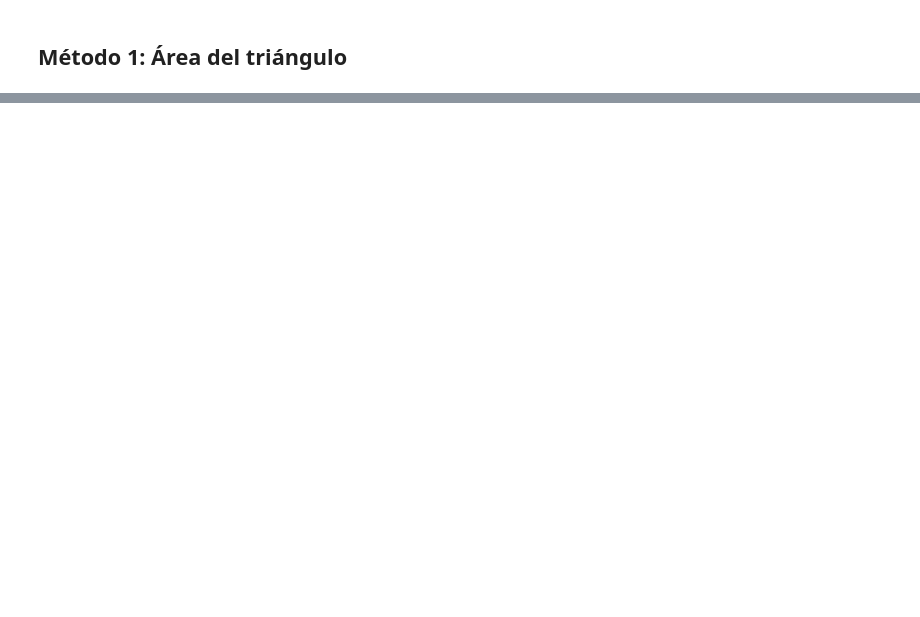
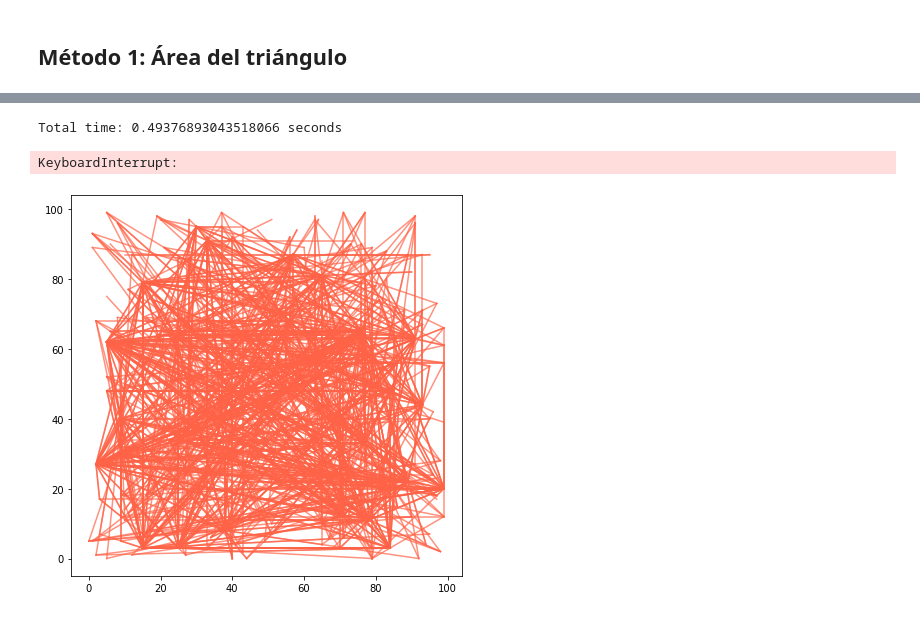
Before and after one commit to DavidGarciaFer/blog-code, a Jupyter notebook: Colinear-Points/Colinear-Points.ipynb, the cells around one changed output, grey strips where cells are left out. Saved outputs shown, nothing was run; the diff lists cells and outputs as text; code cells hidden in the pictures; blank space fills up the shorter version.

Commit message:
[Colinear-Points] Implementing triangle method and angle method on notebook.

```diff
--- a/Colinear-Points/Colinear-Points.ipynb
+++ b/Colinear-Points/Colinear-Points.ipynb
@@ -64,0 +74,8 @@ plt.show()
+# %%
+def angle(p1, p2, q1, q2):
+    if q1 == p1:
+        return np.pi / 2
+    d1 = abs(p1 - q1)
+    d2 = abs(p2 - q2)
+    angle = np.arctan2(d2, d1)
+    return angle if p1 < q1 and p2 < q2 or p1 > q1 and p2 > q2 else -angle
@@ -64,0 +100,34 @@ plt.show()
+# %%
+# http://www.cs.princeton.edu/courses/archive/spring03/cs226/assignments/lines.html
+def colinear_2(x_values, y_values):
+    size = len(x_values)
+    x_coord, y_coord = [], []
+    for i in range(size):
+        p_angles = []
+        x_p, y_p = x_values[i], y_values[i]
+        for j in range(size):
+            if i == j:
+                continue
+            x_q, y_q = x_values[j], y_values[j]
+            p_angles.append([(x_q, y_q), angle(x_p, y_p, x_q, y_q)])
+        # Ordenando la lista por angulo
+        p_angles = sorted(p_angles, key=lambda x: x[1])
+        x, y = group_by_angle(p_angles, (x_p, y_p))
+        x_coord += x
+        y_coord += y
+    return x_coord, y_coord
+# %%
+start = time.time()
+x, y = colinear_2(x_values, y_values)
+end = time.time()
+print("Total time: {} seconds".format(end - start))
+
+# Showing the results
+for i in range(0, len(x), 2):
+    _ = plt.plot(x[i:i + 2], y[i:i + 2], c='Tomato', alpha=0.7)
+_ = plt.scatter(x_values, y_values, c=colors, cmap='hsv', alpha=0.7)
+plt.show()
+# %% [output]
+Total time: 0.49376893043518066 seconds
+KeyboardInterrupt:
+[figure, added]
```
Also changed, not shown: parts of 6 cells of this notebook.
